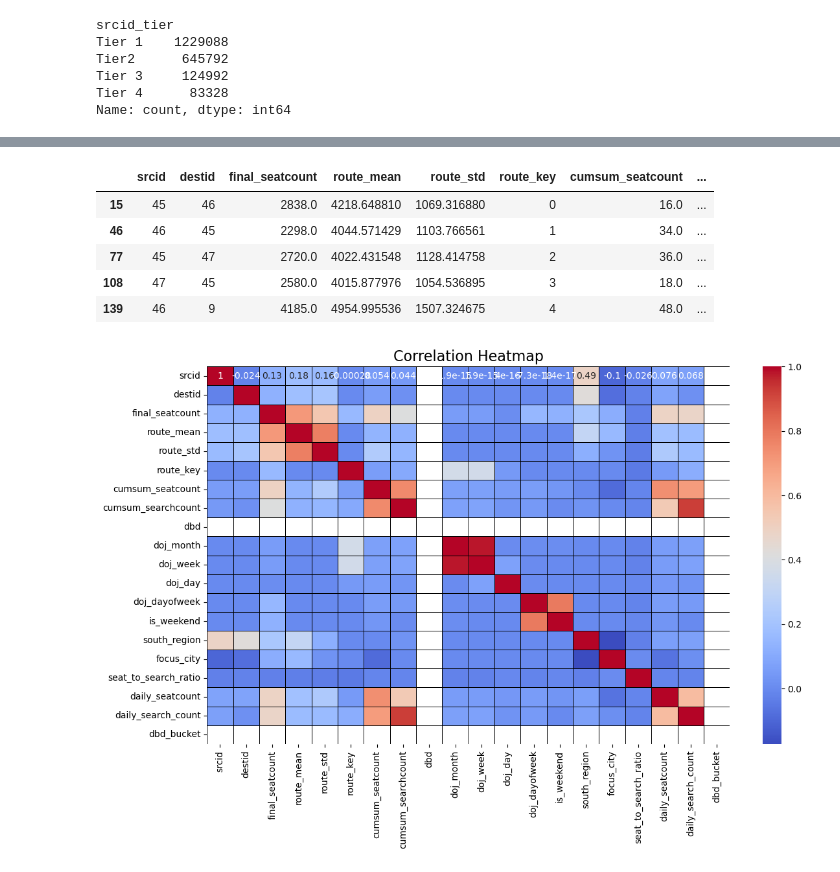
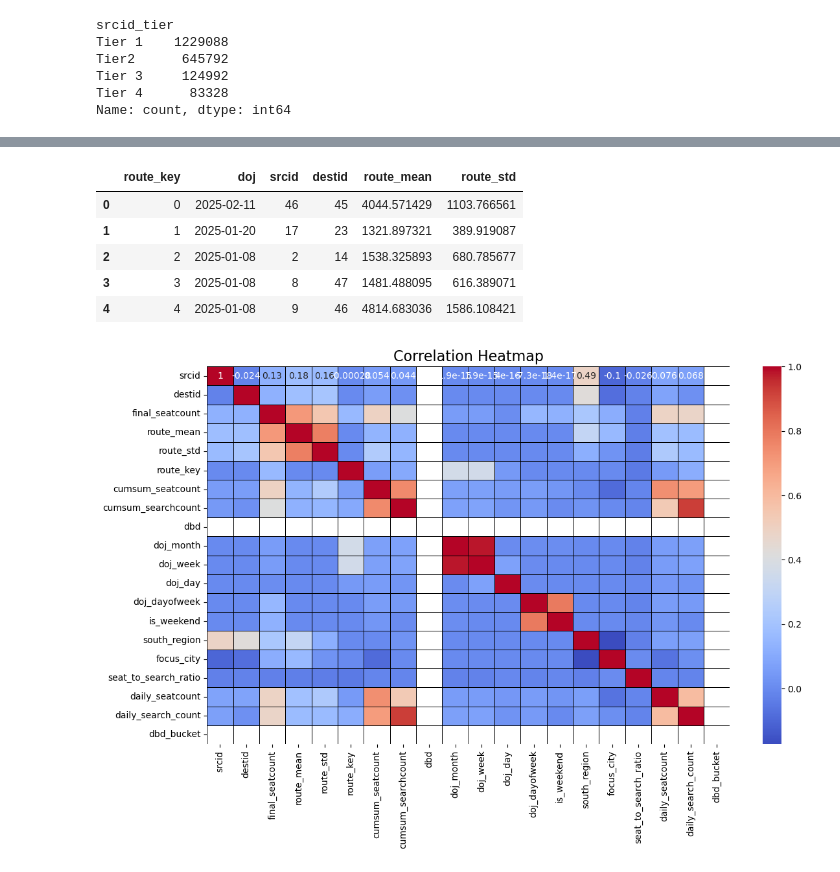
Before and after one commit to Aditya8215/RedBus-Hackathon_project, a Jupyter notebook: RedBus_Hackathon_juypter.ipynb, the cells around one changed output, grey strips where cells are left out. Saved outputs shown, nothing was run; the diff lists cells and outputs as text; code cells hidden in the pictures.

```diff
--- a/RedBus_Hackathon_juypter.ipynb
+++ b/RedBus_Hackathon_juypter.ipynb
@@ -152,2 +118,0 @@ df.sample()
-# %%
-df=df.drop(['doj'],axis=1)
@@ -238,11 +189,11 @@ df["route_key"] = df["route_key"].map(combo_map)
 combo_map = {k: i for i, k in enumerate(test["route_key"].unique())}
 test["route_key"] = test["route_key"].map(combo_map)
 # %%
-df.head()
+test.head()
 # %% [output]
-|  | srcid | destid | final_seatcount | route_mean | route_std | route_key | cumsum_seatcount | ... |
-| 15 | 45 | 46 | 2838.0 | 4218.648810 | 1069.316880 | 0 | 16.0 | ... |
-| 46 | 46 | 45 | 2298.0 | 4044.571429 | 1103.766561 | 1 | 34.0 | ... |
-| 77 | 45 | 47 | 2720.0 | 4022.431548 | 1128.414758 | 2 | 36.0 | ... |
-| 108 | 47 | 45 | 2580.0 | 4015.877976 | 1054.536895 | 3 | 18.0 | ... |
-| 139 | 46 | 9 | 4185.0 | 4954.995536 | 1507.324675 | 4 | 48.0 | ... |
+|  | route_key | doj | srcid | destid | route_mean | route_std |
+| 0 | 0 | 2025-02-11 | 46 | 45 | 4044.571429 | 1103.766561 |
+| 1 | 1 | 2025-01-20 | 17 | 23 | 1321.897321 | 389.919087 |
+| 2 | 2 | 2025-01-08 | 2 | 14 | 1538.325893 | 680.785677 |
+| 3 | 3 | 2025-01-08 | 8 | 47 | 1481.488095 | 616.389071 |
+| 4 | 4 | 2025-01-08 | 9 | 46 | 4814.683036 | 1586.108421 |
```
Also changed, not shown: parts of 29 cells of this notebook.
